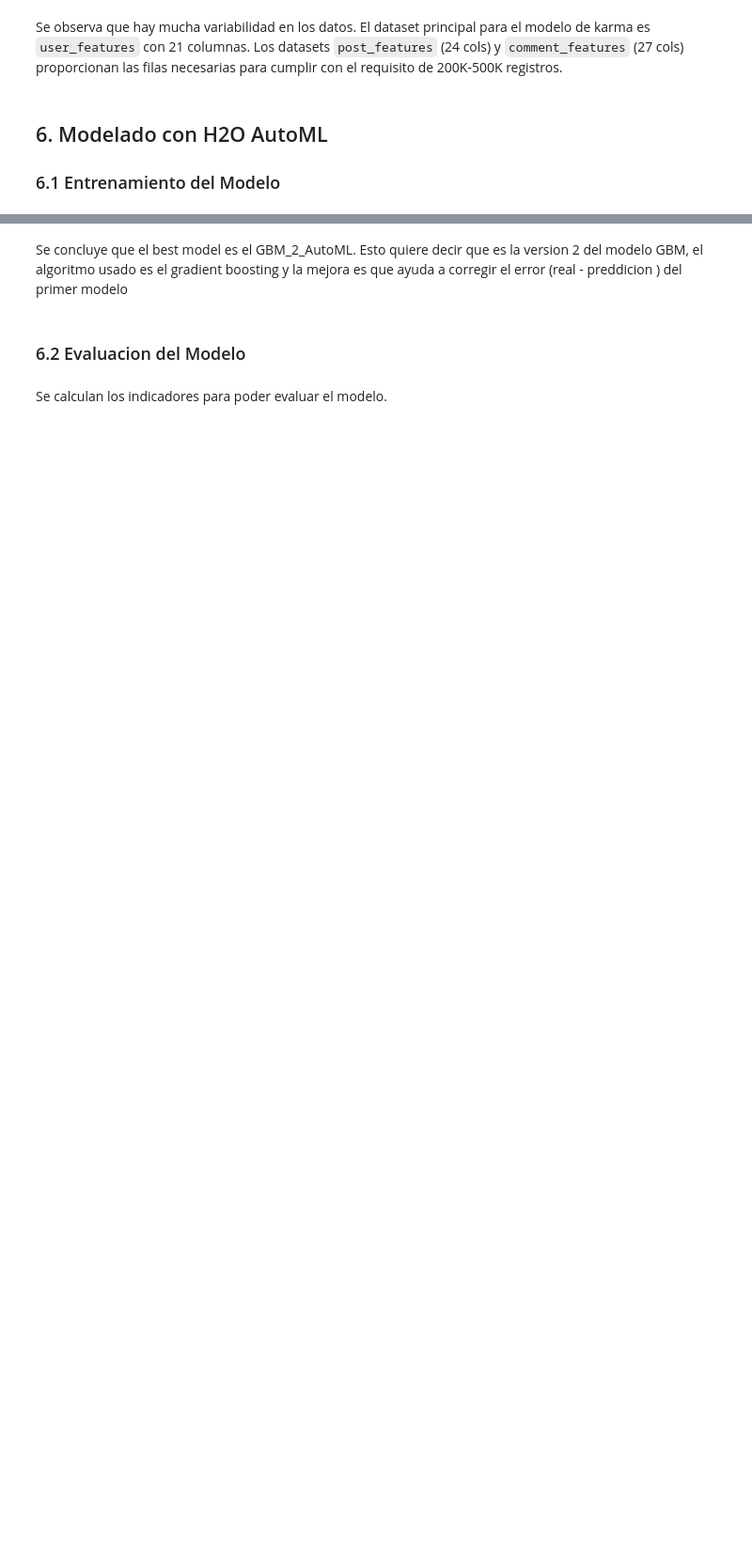
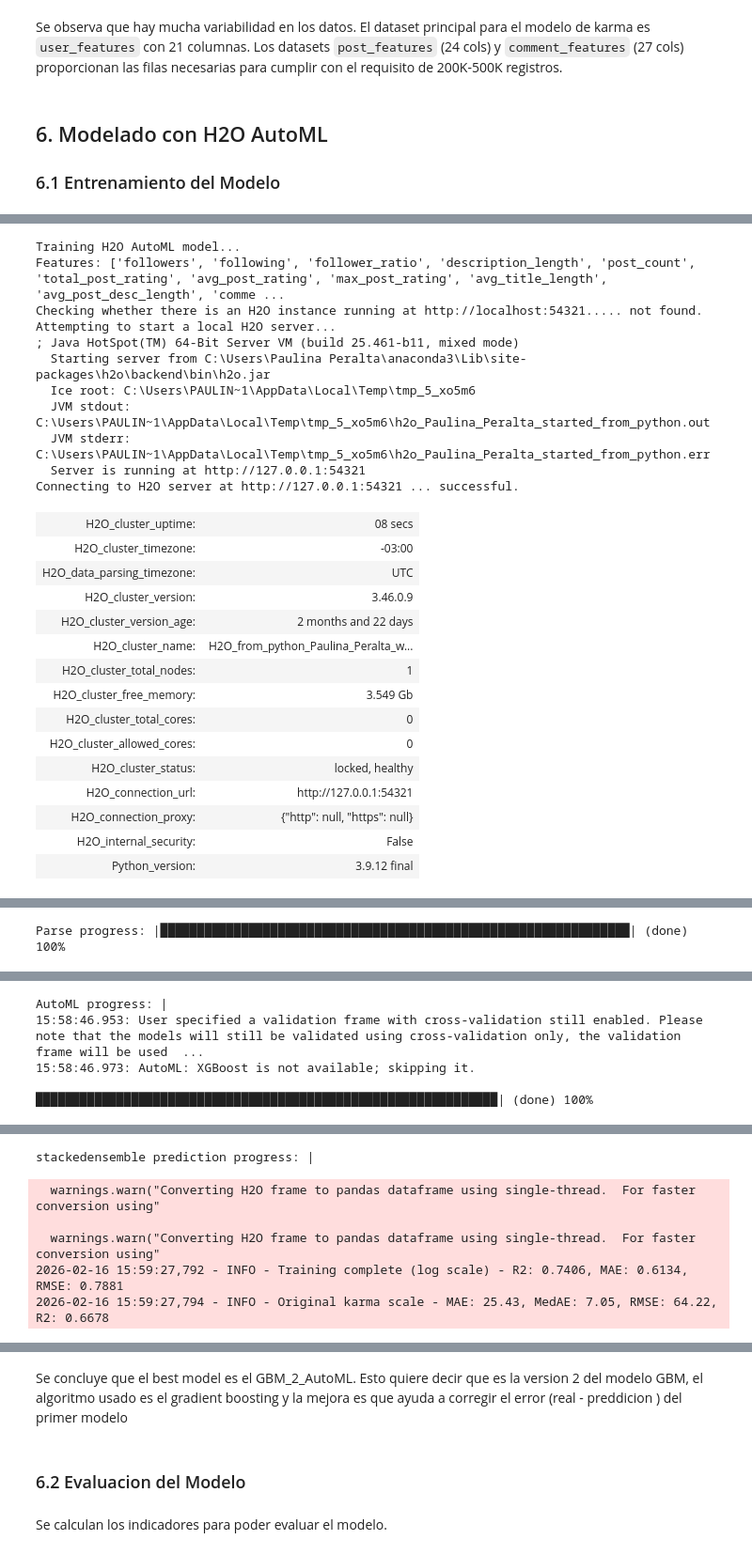
Before and after one commit to PaulinaIA/moltbook-safety, a Jupyter notebook: notebooks/pipeline.ipynb, the cells around one changed output, grey strips where cells are left out. Shown at 94% size. Cells and saved outputs as stored; diff of their text form; code cells hidden in the pictures; blank space fills up the shorter version.

```diff
--- a/notebooks/pipeline.ipynb
+++ b/notebooks/pipeline.ipynb
@@ -505,9 +513,40 @@ Antes de entrenar, el pipeline realiza:
 # %%
-from src.models.trainer import H2OTrainer, FEATURE_COLUMNS
+# Recargar modulos para asegurar que se use el codigo actualizado
+import importlib
+import src.models.trainer
+importlib.reload(src.models.trainer)
+from src.models.trainer import H2OTrainer, FEATURE_COLUMNS, clean_training_data
 
 trainer = H2OTrainer(max_models=10, max_runtime_secs=300)
 print("Training H2O AutoML model...")
 print(f"Features: {FEATURE_COLUMNS}")
 results = trainer.train(data=features_df, target="karma", features=FEATURE_COLUMNS)
 print(f"\nBest Model: {results['model_id']}")
-print(f"Samples after cleaning: {results.get('samples_after_cleaning', 'N/A')}")
+print(f"Samples after cleaning: {results['samples_after_cleaning']}")
+# %% [output]
+Training H2O AutoML model...
+Features: ['followers', 'following', 'follower_ratio', 'description_length', 'post_count', 'total_post_rating', 'avg_post_rating', 'max_post_rating', 'avg_title_length', 'avg_post_desc_length', 'comme ...
+Checking whether there is an H2O instance running at http://localhost:54321..... not found.
+Attempting to start a local H2O server...
+; Java HotSpot(TM) 64-Bit Server VM (build 25.461-b11, mixed mode)
+  Starting server from C:\Users\Paulina Peralta\anaconda3\Lib\site-packages\h2o\backend\bin\h2o.jar
+  Ice root: C:\Users\PAULIN~1\AppData\Local\Temp\tmp_5_xo5m6
+  JVM stdout: C:\Users\PAULIN~1\AppData\Local\Temp\tmp_5_xo5m6\h2o_Paulina_Peralta_started_from_python.out
+  JVM stderr: C:\Users\PAULIN~1\AppData\Local\Temp\tmp_5_xo5m6\h2o_Paulina_Peralta_started_from_python.err
+  Server is running at http://127.0.0.1:54321
+Connecting to H2O server at http://127.0.0.1:54321 ... successful.
+| H2O_cluster_uptime: | 08 secs |
+| H2O_cluster_timezone: | -03:00 |
+| H2O_data_parsing_timezone: | UTC |
+| H2O_cluster_version: | 3.46.0.9 |
+| H2O_cluster_version_age: | 2 months and 22 days |
+| H2O_cluster_name: | H2O_from_python_Paulina_Peralta_w... |
+| H2O_cluster_total_nodes: | 1 |
+| H2O_cluster_free_memory: | 3.549 Gb |
+| H2O_cluster_total_cores: | 0 |
+| H2O_cluster_allowed_cores: | 0 |
+| H2O_cluster_status: | locked, healthy |
+| H2O_connection_url: | http://127.0.0.1:54321 |
+| H2O_connection_proxy: | {"http": null, "https": null} |
+| H2O_internal_security: | False |
+| Python_version: | 3.9.12 final |
@@ -513,0 +560 @@ print(f"Samples after cleaning: {results.get('samples_after_cleaning', 'N/A')}")
+Parse progress: |████████████████████████████████████████████████████████████████| (done) 100%
@@ -513,0 +562,5 @@ print(f"Samples after cleaning: {results.get('samples_after_cleaning', 'N/A')}")
+AutoML progress: |
+15:58:46.953: User specified a validation frame with cross-validation still enabled. Please note that the models will still be validated using cross-validation only, the validation frame will be used  ...
+15:58:46.973: AutoML: XGBoost is not available; skipping it.
+
+███████████████████████████████████████████████████████████████| (done) 100%
@@ -513,0 +568,6 @@ print(f"Samples after cleaning: {results.get('samples_after_cleaning', 'N/A')}")
+stackedensemble prediction progress: |
+  warnings.warn("Converting H2O frame to pandas dataframe using single-thread.  For faster conversion using"
+
+  warnings.warn("Converting H2O frame to pandas dataframe using single-thread.  For faster conversion using"
+2026-02-16 15:59:27,792 - INFO - Training complete (log scale) - R2: 0.7406, MAE: 0.6134, RMSE: 0.7881
+2026-02-16 15:59:27,794 - INFO - Original karma scale - MAE: 25.43, MedAE: 7.05, RMSE: 64.22, R2: 0.6678
```
Also changed, not shown: parts of 23 cells of this notebook, 3 other files.
